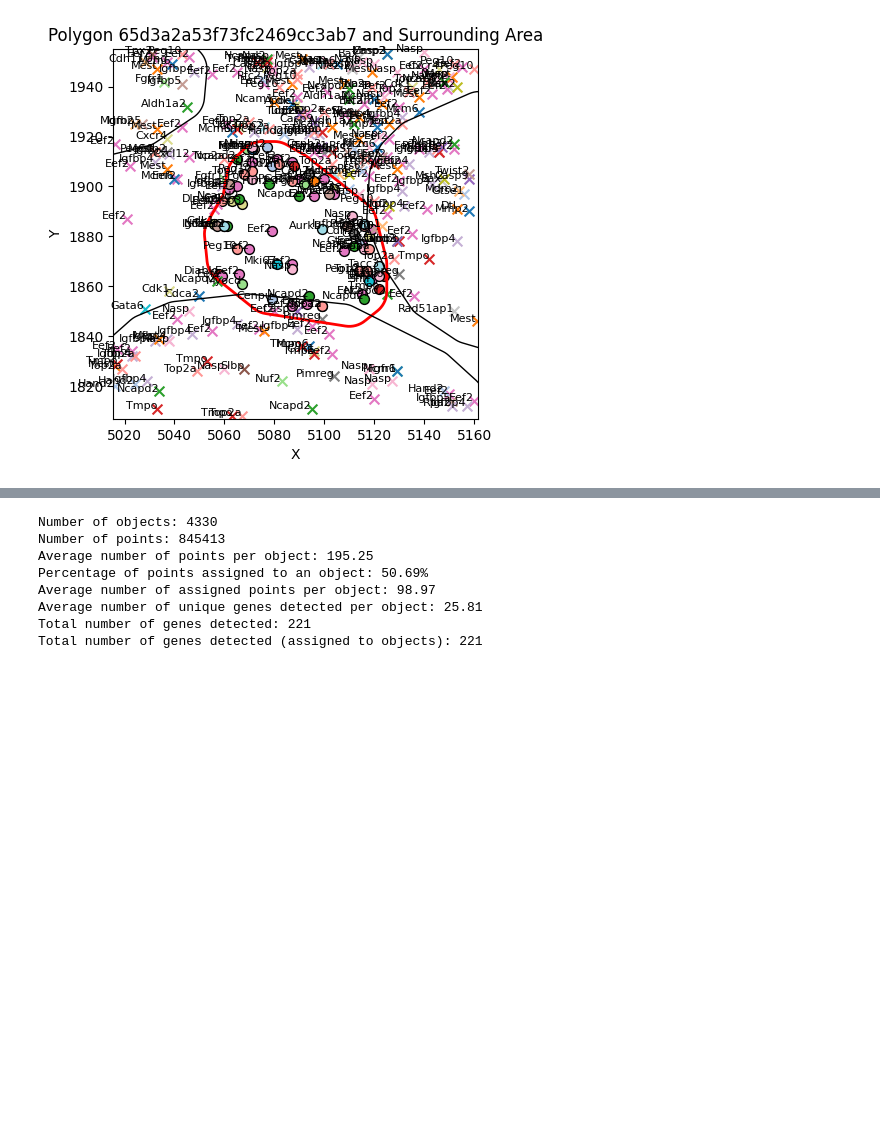
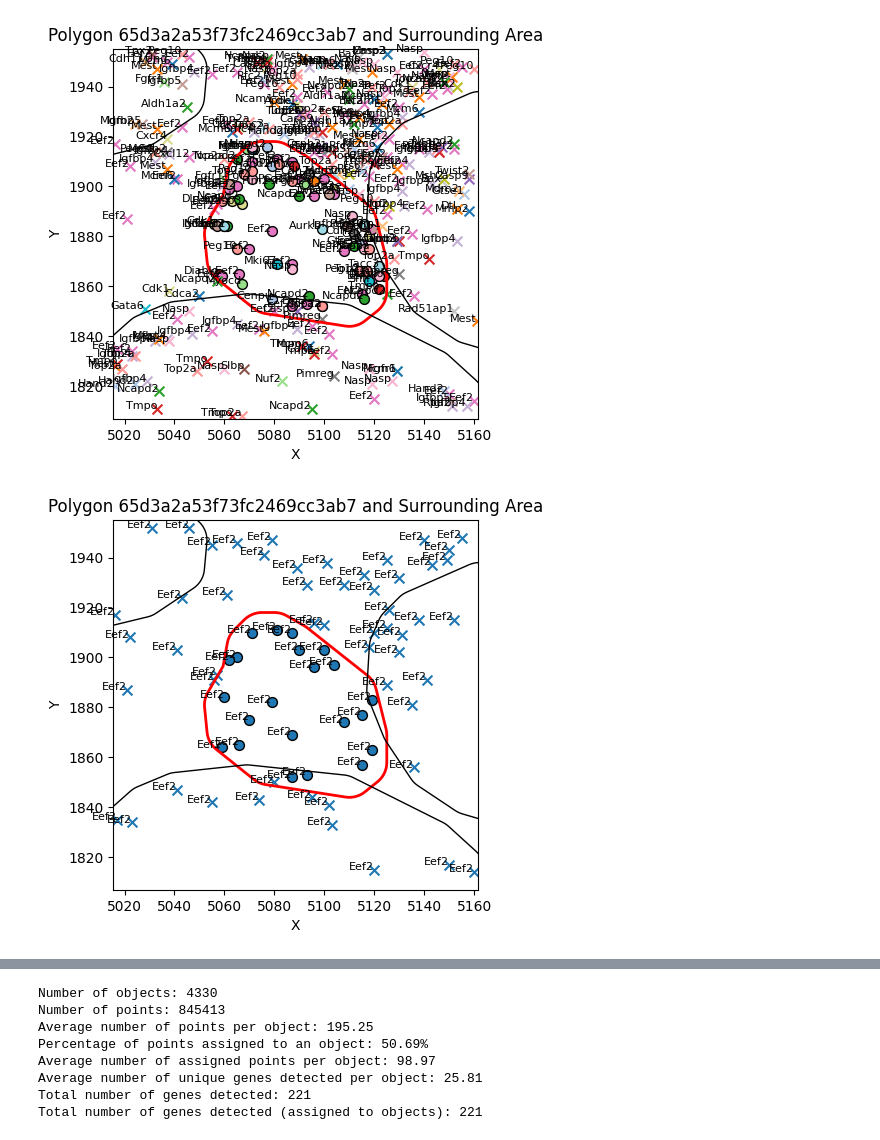
Before and after one commit to arjunrajlaboratory/SGanalysis, a Jupyter notebook: examples/test_suite.ipynb, the cells around one changed output, grey strips where cells are left out. Cells and saved outputs as stored; diff of their text form; code cells hidden in the pictures; blank space fills up the shorter version.

Commit message:
Added gene_names parameter to polygon and point display

```diff
--- a/examples/test_suite.ipynb
+++ b/examples/test_suite.ipynb
@@ -217,3 +218,7 @@ sg_obj2.plot_polygon_by_id("65d3a2a53f73fc2469cc3ab7")
 sg_obj2.plot_polygon_and_points("65d3a2a53f73fc2469cc3ab7")
 # %% [output]
 [figure]
+# %%
+sg_obj2.plot_polygon_and_points("65d3a2a53f73fc2469cc3ab7", gene_names="Eef2")
+# %% [output]
+[figure, added]
```
Also changed, not shown: parts of 2 cells of this notebook, 1 other file.
